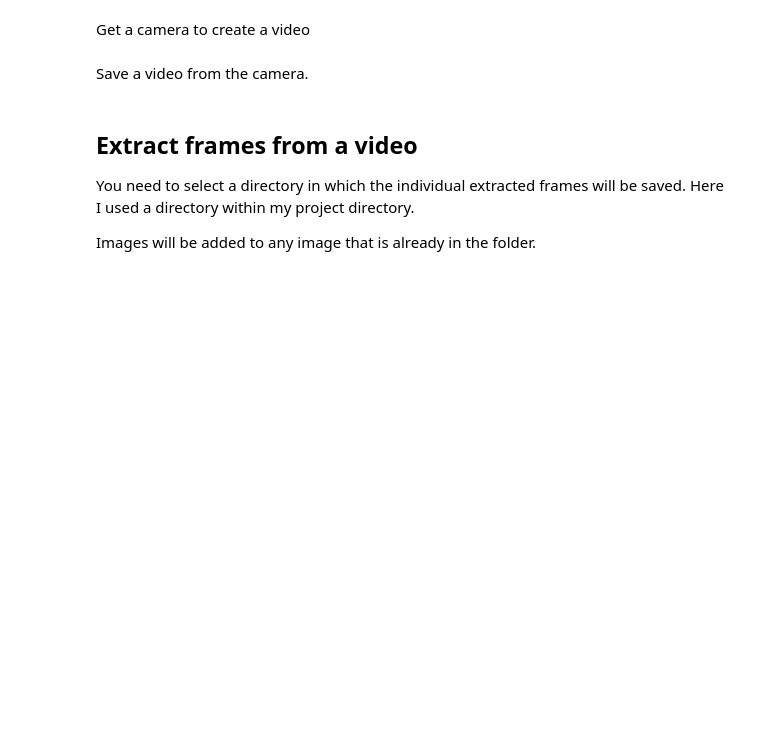
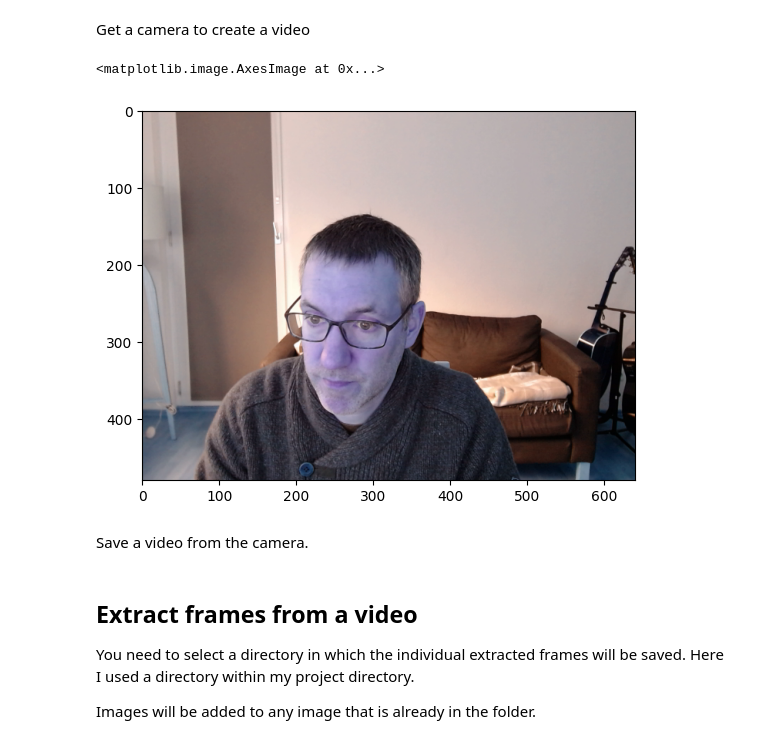
Before and after one commit to kevin-allen/unetTracker, a Jupyter notebook: notebooks/01b_generate_dataset_from_saved_video.ipynb, the cells around one changed output. Saved outputs shown, nothing was run; the diff lists cells and outputs as text; code cells hidden in the pictures; blank space fills up the shorter version.

```diff
--- a/notebooks/01b_generate_dataset_from_saved_video.ipynb
+++ b/notebooks/01b_generate_dataset_from_saved_video.ipynb
@@ -26,5 +26,5 @@ from unetTracker.unetGUI import LabelFromImagesGUI
 # %% [markdown]
 Load a project
 # %%
-project = TrackingProject(name="mouseTrack",root_folder = "/home/kevin/Documents/trackingProjects/")
+project = TrackingProject(name="faceTrack",root_folder = "/home/kevin/Documents/trackingProjects/")
 # %% [output]
@@ -52,10 +55,13 @@ In case you don't have a video, you can use a camera to create a small video to
 # %% [markdown]
 Get a camera to create a video
 # %%
-#camera = USBCamera(width=project.image_size[1], height=project.image_size[0])
+camera = USBCamera(width=project.image_size[1], height=project.image_size[0])
 # %%
-#frame = camera.read()
-#plt.imshow(frame)
+frame = camera.read()
+plt.imshow(frame)
+# %% [output]
+<matplotlib.image.AxesImage at 0x...>
+[figure, added]
 # %% [markdown]
 Save a video from the camera.
 # %%
```
Also changed, not shown: parts of 5 cells of this notebook, 6 other files.
